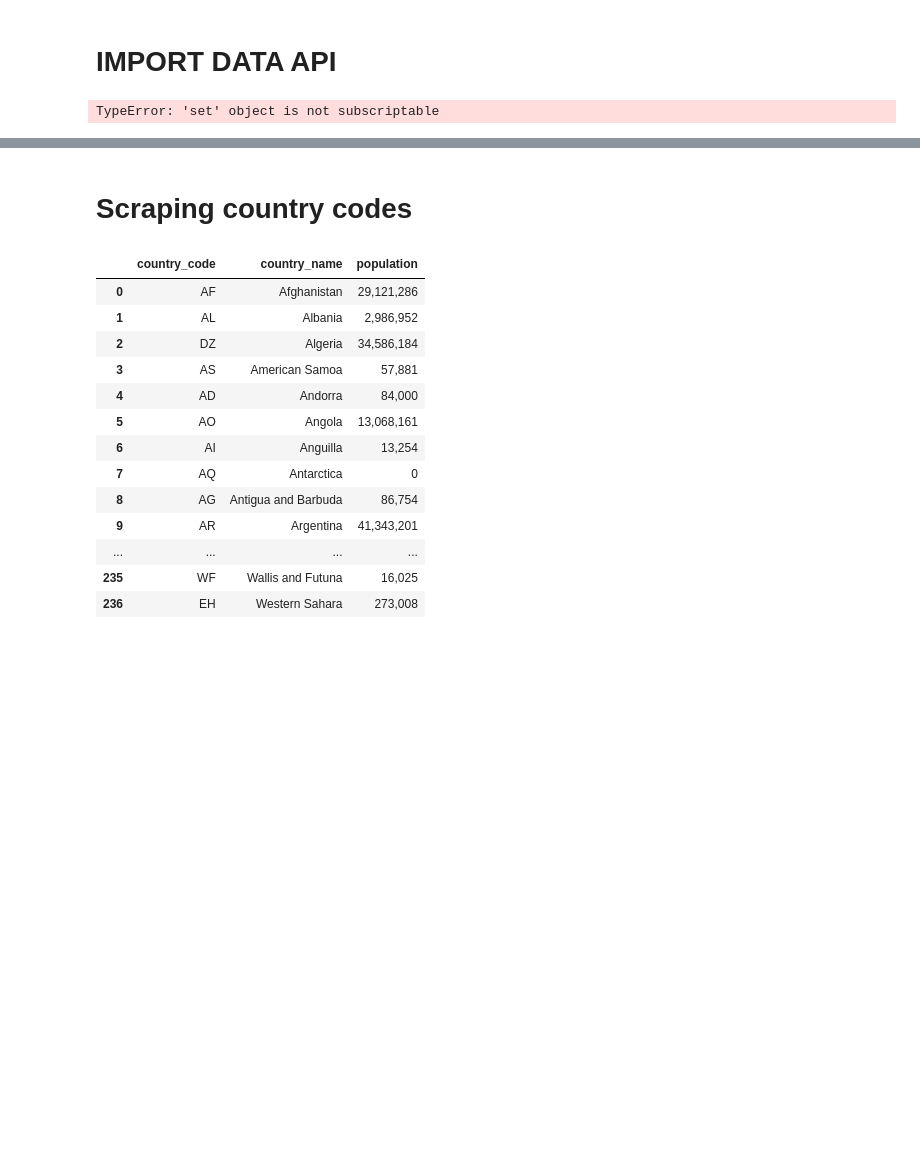
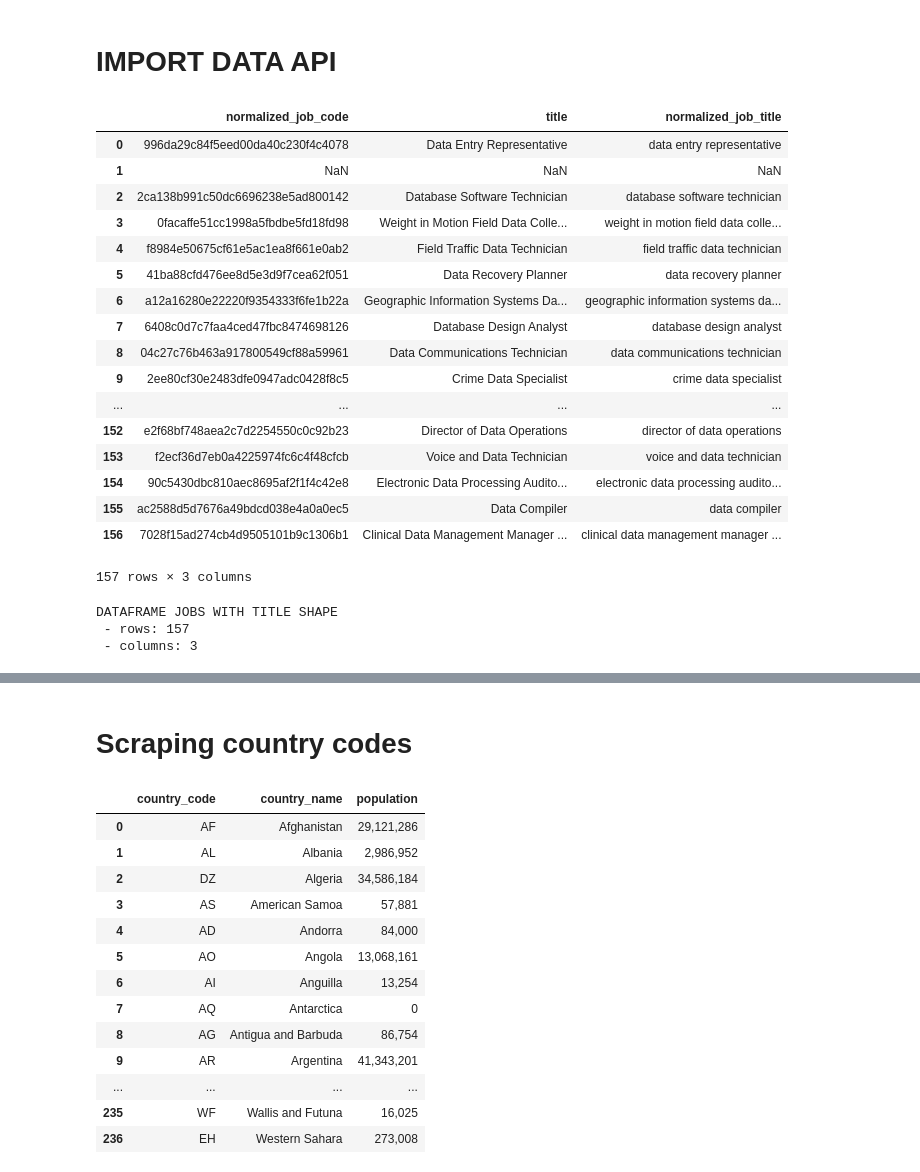
Before and after one commit to juankmp/Project_1_0420_JuanMunoz, a Jupyter notebook: notebooks/acquisition.ipynb, the cells around one changed output, grey strips where cells are left out. Cells and saved outputs as stored; diff of their text form; code cells hidden in the pictures; blank space fills up the shorter version.

```diff
--- a/notebooks/acquisition.ipynb
+++ b/notebooks/acquisition.ipynb
@@ -91,22 +89,42 @@ dtype: float64
 # %%
 import json
 import requests
 
 list_api= []
 list_job_codes= set(df_all_raw_data['normalized_job_code'])
-list_job_codes = list(list_job_codes[0:5]) #just downloading five codes to not be blocked by the api
+#list_job_codes = list(list_job_codes[0:5]) #just downloading five codes to not be blocked by the api
 
 for i in list_job_codes:
     url = f'http://api.dataatwork.org/v1/jobs/{i}'
     response = requests.get(url)
     results_jobs = response.json()
     list_api.append(results_jobs)
 
 data_jobs = pd.DataFrame(list_api)
 data_jobs = data_jobs.rename(columns={'uuid':'normalized_job_code'})
 data_jobs_api = data_jobs[['normalized_job_code','title','normalized_job_title']]
 display(data_jobs_api)
 
 print('DATAFRAME JOBS WITH TITLE SHAPE \n - rows: {} \n - columns: {}'.format(data_jobs_api.shape[0],data_jobs_api.shape[1]),'\n')
 # %% [output]
+|  | normalized_job_code | title | normalized_job_title |
+| 0 | 996da29c84f5eed00da40c230f4c4078 | Data Entry Representative | data entry representative |
+| 1 | NaN | NaN | NaN |
+| 2 | 2ca138b991c50dc6696238e5ad800142 | Database Software Technician | database software technician |
+| 3 | 0facaffe51cc1998a5fbdbe5fd18fd98 | Weight in Motion Field Data Colle... | weight in motion field data colle... |
+| 4 | f8984e50675cf61e5ac1ea8f661e0ab2 | Field Traffic Data Technician | field traffic data technician |
+| 5 | 41ba88cfd476ee8d5e3d9f7cea62f051 | Data Recovery Planner | data recovery planner |
+| 6 | a12a16280e22220f9354333f6fe1b22a | Geographic Information Systems Da... | geographic information systems da... |
+| 7 | 6408c0d7c7faa4ced47fbc8474698126 | Database Design Analyst | database design analyst |
+| 8 | 04c27c76b463a917800549cf88a59961 | Data Communications Technician | data communications technician |
+| 9 | 2ee80cf30e2483dfe0947adc0428f8c5 | Crime Data Specialist | crime data specialist |
+| ... | ... | ... | ... |
+| 152 | e2f68bf748aea2c7d2254550c0c92b23 | Director of Data Operations | director of data operations |
+| 153 | f2ecf36d7eb0a4225974fc6c4f48cfcb | Voice and Data Technician | voice and data technician |
+| 154 | 90c5430dbc810aec8695af2f1f4c42e8 | Electronic Data Processing Audito... | electronic data processing audito... |
+| 155 | ac2588d5d7676a49bdcd038e4a0a0ec5 | Data Compiler | data compiler |
+| 156 | 7028f15ad274cb4d9505101b9c1306b1 | Clinical Data Management Manager ... | clinical data management manager ... |
-TypeError: 'set' object is not subscriptable
+157 rows × 3 columns
+DATAFRAME JOBS WITH TITLE SHAPE
+ - rows: 157
+ - columns: 3
```
Also changed, not shown: parts of 4 cells of this notebook, 17 other files.
